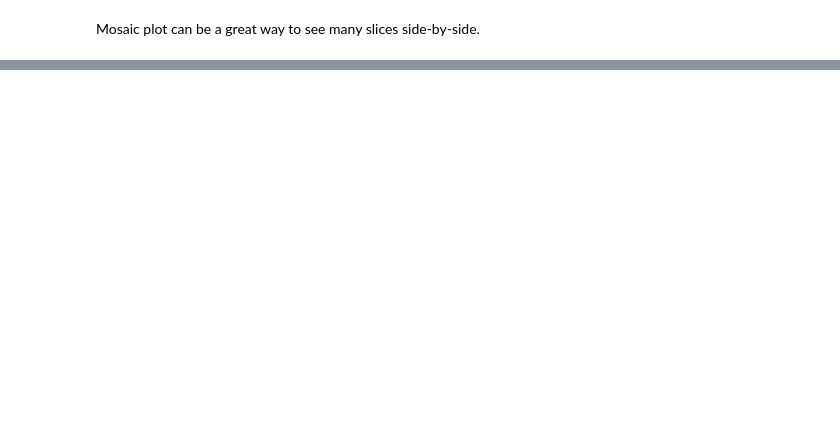
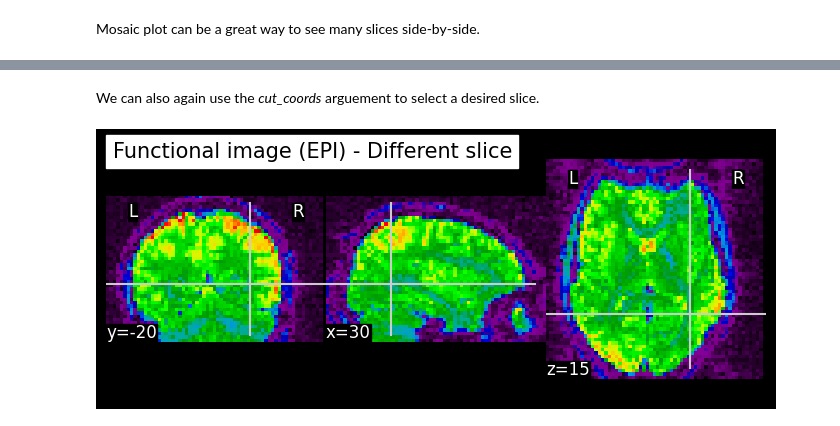
Before and after one commit to kadirberatyildirim/Neuroscience-Projects, a Jupyter notebook: visualization_of_MRI_datasets.ipynb, the cells around one changed output, grey strips where cells are left out. Saved outputs shown, nothing was run; the diff lists cells and outputs as text; code cells hidden in the pictures; blank space fills up the shorter version.

```diff
--- a/visualization_of_MRI_datasets.ipynb
+++ b/visualization_of_MRI_datasets.ipynb
@@ -56,0 +99,8 @@ plotting.show()
+# %% [markdown]
+We can also again use the *cut_coords* arguement to select a desired slice.
+# %%
+# Changing cut_coords to select different slice
+plotting.plot_epi(volume, cut_coords=(30, -20, 15), title='Functional image (EPI) - Different slice')
+plotting.show()
+# %% [output]
+[figure, added]
```
Also changed, not shown: parts of 31 cells of this notebook, 7 other files.
